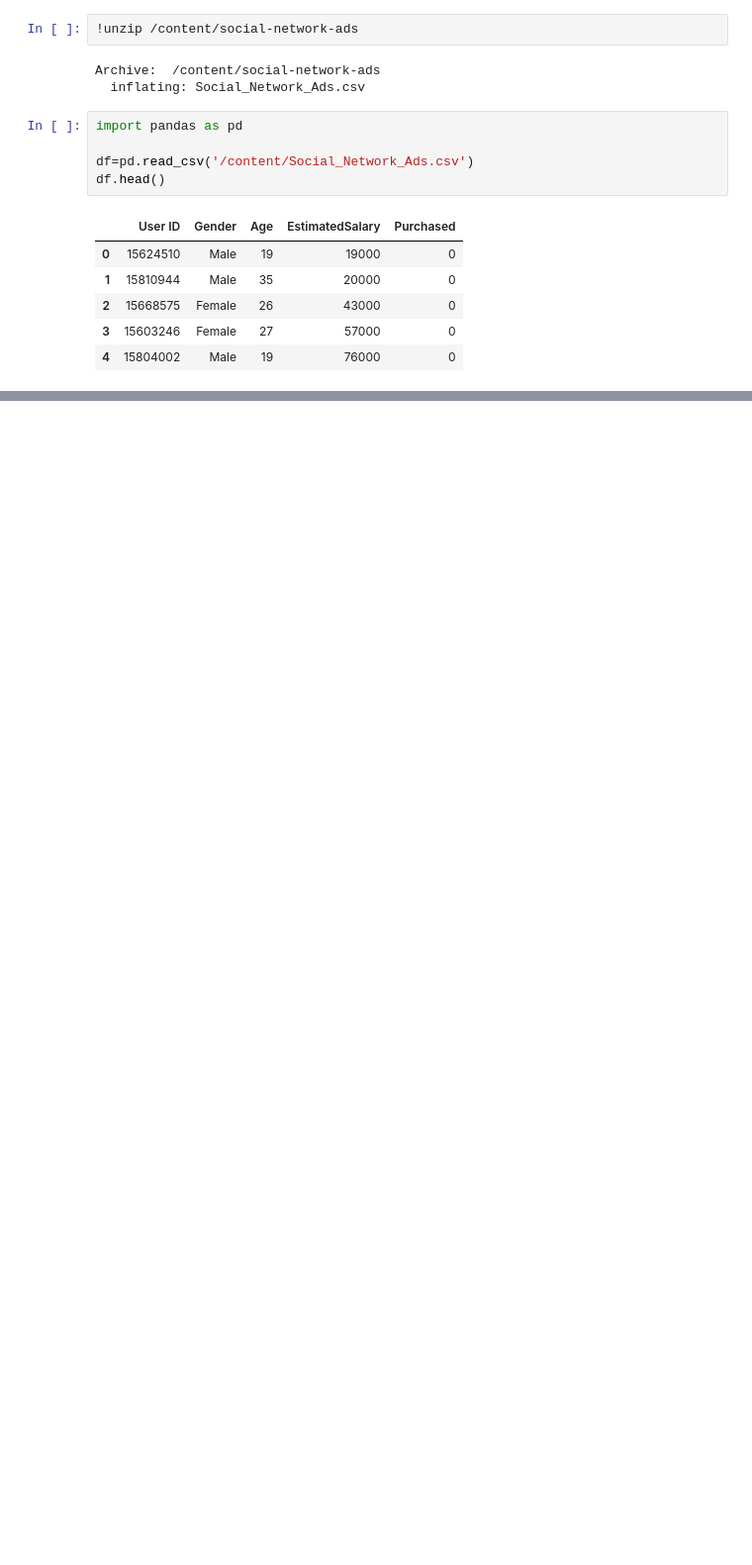
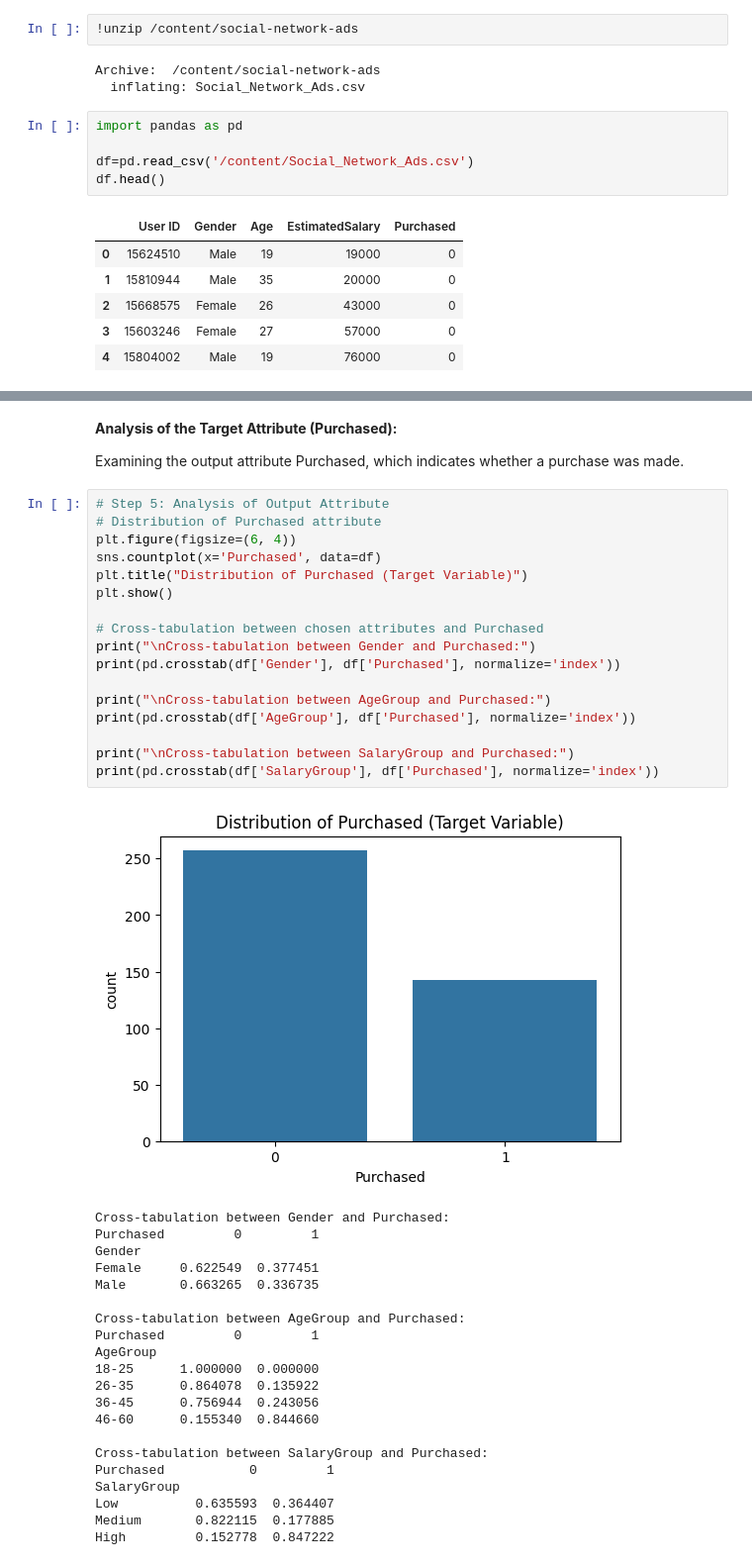
Before and after one commit to BasselKhalid/AI-Project, a Jupyter notebook: AI_Project_1.ipynb, the cells around one changed output, grey strips where cells are left out. Shown: that part at 99% size. Saved outputs shown, nothing was run; the diff lists cells and outputs as text; blank space fills up the shorter version.

```diff
--- a/AI_Project_1.ipynb
+++ b/AI_Project_1.ipynb
@@ -43,0 +138,43 @@ df.head()
+# %% [markdown]
+**Analysis of the Target Attribute (Purchased):**
+
+Examining the output attribute Purchased, which indicates whether a purchase was made.
+# %%
+# Step 5: Analysis of Output Attribute
+# Distribution of Purchased attribute
+plt.figure(figsize=(6, 4))
+sns.countplot(x='Purchased', data=df)
+plt.title("Distribution of Purchased (Target Variable)")
+plt.show()
+
+# Cross-tabulation between chosen attributes and Purchased
+print("\nCross-tabulation between Gender and Purchased:")
+print(pd.crosstab(df['Gender'], df['Purchased'], normalize='index'))
+
+print("\nCross-tabulation between AgeGroup and Purchased:")
+print(pd.crosstab(df['AgeGroup'], df['Purchased'], normalize='index'))
+
+print("\nCross-tabulation between SalaryGroup and Purchased:")
+print(pd.crosstab(df['SalaryGroup'], df['Purchased'], normalize='index'))
+# %% [output]
+[figure, added]
+Cross-tabulation between Gender and Purchased:
+Purchased         0         1
+Gender
+Female     0.622549  0.377451
+Male       0.663265  0.336735
+
+Cross-tabulation between AgeGroup and Purchased:
+Purchased         0         1
+AgeGroup
+18-25      1.000000  0.000000
+26-35      0.864078  0.135922
+36-45      0.756944  0.243056
+46-60      0.155340  0.844660
+
+Cross-tabulation between SalaryGroup and Purchased:
+Purchased           0         1
+SalaryGroup
+Low          0.635593  0.364407
+Medium       0.822115  0.177885
+High         0.152778  0.847222
```
Also changed, not shown: parts of 13 cells of this notebook.
